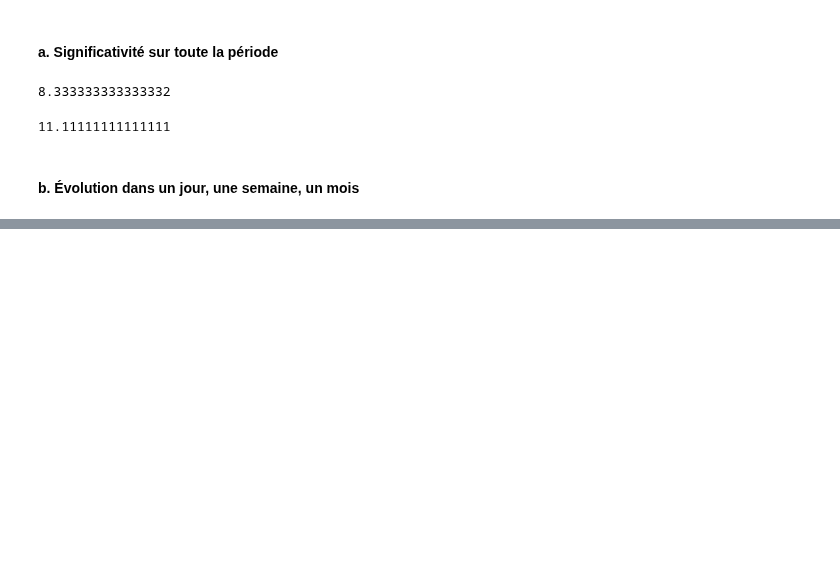
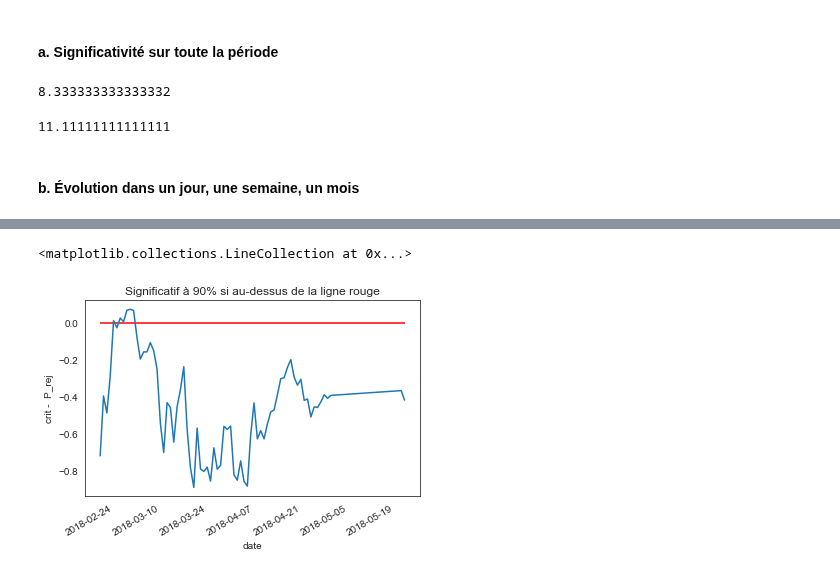
Before and after one commit to mariondechallens/1000mercis, a Jupyter notebook: Analyses/Annonceur1_campagne1_visite_2pages_Questions.ipynb, the cells around one changed output, grey strips where cells are left out. Drawn from its saved outputs; the diff is of its cells as text; code cells hidden in the pictures; blank space fills up the shorter version.

```diff
--- a/Analyses/Annonceur1_campagne1_visite_2pages_Questions.ipynb
+++ b/Analyses/Annonceur1_campagne1_visite_2pages_Questions.ipynb
@@ -102,12 +87,0 @@ KeyError: 'index'
-# %%
-crit = 0.2 #80%
-
-P_rej['s'] = pd.Series(np.random.randn(len(P_rej)), index=P_rej.index)
-for i in range(len(P_rej)):
-    if P_rej[i] > crit:
-        P_rej['s'][i] = 0
-    else :
-        P_rej['s'][i] = 1
-
-s.plot(title="Evolution de la significativité à 90% du test par jour", ax=plt.gca())
-plt.ylabel("Significativité : 0 ou 1")
@@ -141,0 +88,11 @@ DatetimeIndex(['2018-02-20', '2018-02-21', '2018-02-22', '2018-02-23',
+# %%
+crit = 0.1 #90%
+
+s =  - (P_rej - crit)
+
+s.plot(title="Significatif à 90% si au-dessus de la ligne rouge", ax=plt.gca())
+plt.ylabel("crit -  P_rej")
+plt.hlines(0,xmin = P_rej.index[0],xmax = P_rej.index[len(P_rej)-1], color = 'r')
+# %% [output]
+<matplotlib.collections.LineCollection at 0x...>
+[figure, added]
```
Also changed, not shown: parts of 6 cells of this notebook.
